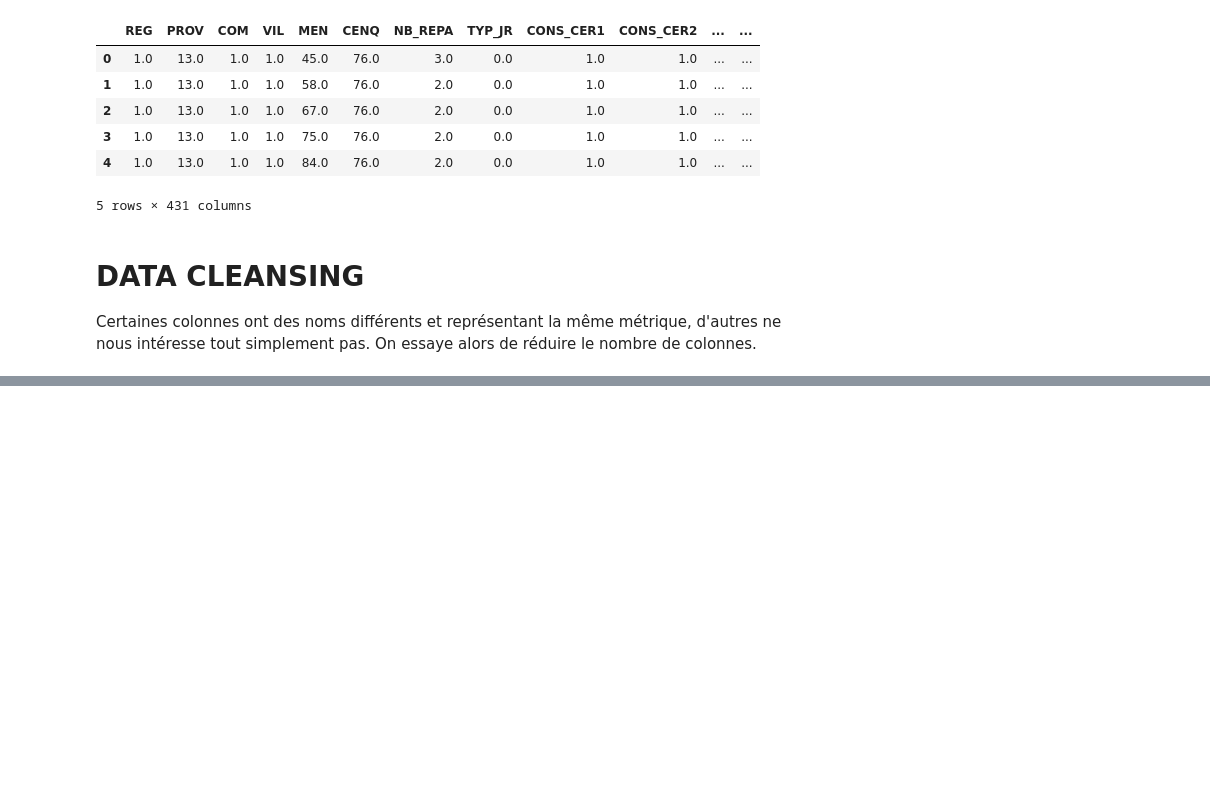
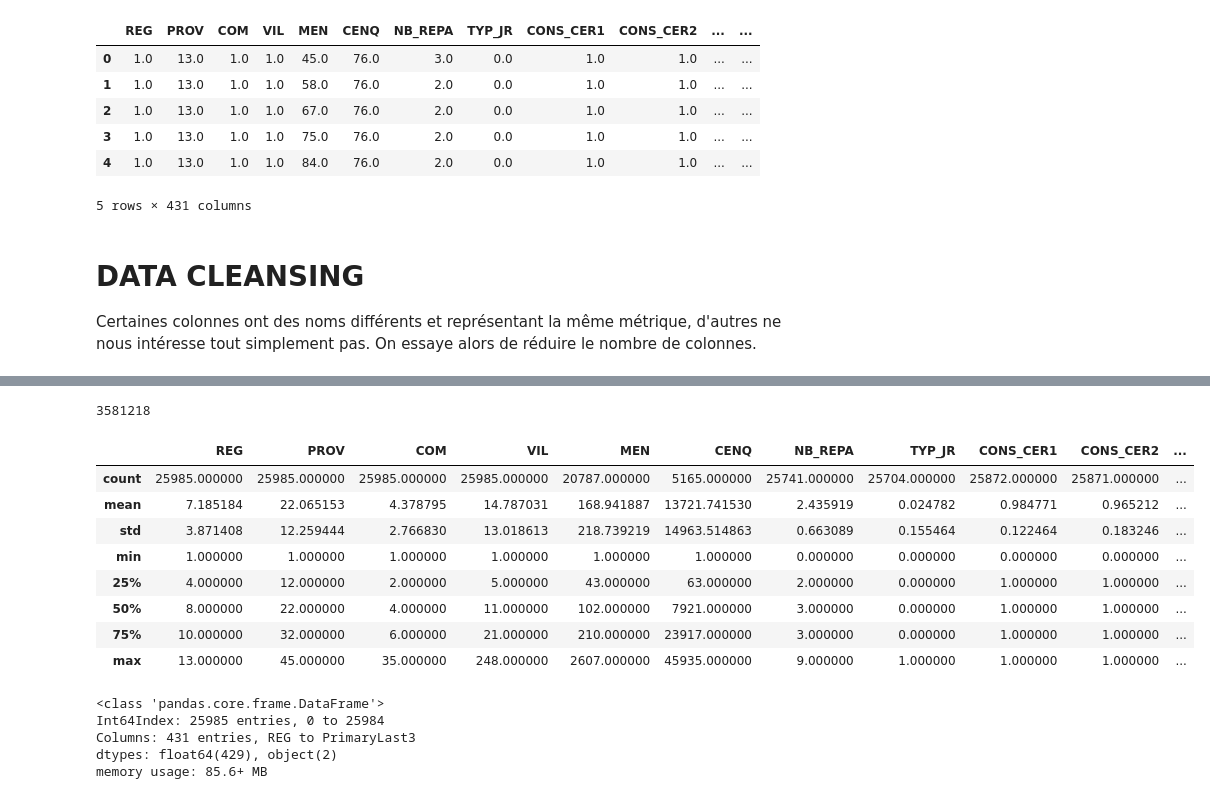
Before and after one commit to moulikatou/Ter_securite_Alimentaire_Miashs, a Jupyter notebook: notebooks/ter.ipynb, the cells around one changed output, grey strips where cells are left out. Saved outputs shown, nothing was run; the diff lists cells and outputs as text; code cells hidden in the pictures; blank space fills up the shorter version.

Commit message:
description

```diff
--- a/notebooks/ter.ipynb
+++ b/notebooks/ter.ipynb
@@ -89,0 +100,30 @@ NameError: ignored
+# %%
+#raw_data.isna().sum()
+
+#sum of NAN of the whole table
+
+(raw_data.isna().sum()).sum()
+# %% [output]
+3581218
+# %%
+#description of all features
+
+raw_data.describe()
+# %% [output]
+|  | REG | PROV | COM | VIL | MEN | CENQ | NB_REPA | TYP_JR | CONS_CER1 | CONS_CER2 | ... |
+| count | 25985.000000 | 25985.000000 | 25985.000000 | 25985.000000 | 20787.000000 | 5165.000000 | 25741.000000 | 25704.000000 | 25872.000000 | 25871.000000 | ... |
+| mean | 7.185184 | 22.065153 | 4.378795 | 14.787031 | 168.941887 | 13721.741530 | 2.435919 | 0.024782 | 0.984771 | 0.965212 | ... |
+| std | 3.871408 | 12.259444 | 2.766830 | 13.018613 | 218.739219 | 14963.514863 | 0.663089 | 0.155464 | 0.122464 | 0.183246 | ... |
+| min | 1.000000 | 1.000000 | 1.000000 | 1.000000 | 1.000000 | 1.000000 | 0.000000 | 0.000000 | 0.000000 | 0.000000 | ... |
+| 25% | 4.000000 | 12.000000 | 2.000000 | 5.000000 | 43.000000 | 63.000000 | 2.000000 | 0.000000 | 1.000000 | 1.000000 | ... |
+| 50% | 8.000000 | 22.000000 | 4.000000 | 11.000000 | 102.000000 | 7921.000000 | 3.000000 | 0.000000 | 1.000000 | 1.000000 | ... |
+| 75% | 10.000000 | 32.000000 | 6.000000 | 21.000000 | 210.000000 | 23917.000000 | 3.000000 | 0.000000 | 1.000000 | 1.000000 | ... |
+| max | 13.000000 | 45.000000 | 35.000000 | 248.000000 | 2607.000000 | 45935.000000 | 9.000000 | 1.000000 | 1.000000 | 1.000000 | ... |
+# %%
+raw_data.info()
+# %% [output]
+<class 'pandas.core.frame.DataFrame'>
+Int64Index: 25985 entries, 0 to 25984
+Columns: 431 entries, REG to PrimaryLast3
+dtypes: float64(429), object(2)
+memory usage: 85.6+ MB
```
Also changed, not shown: parts of 4 cells of this notebook.
